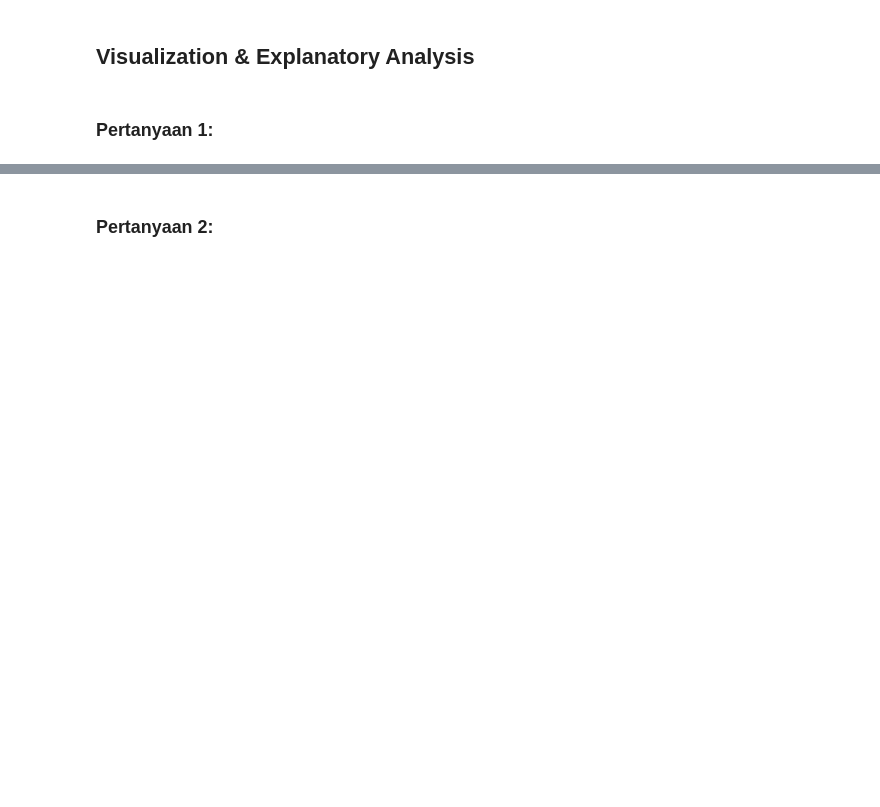
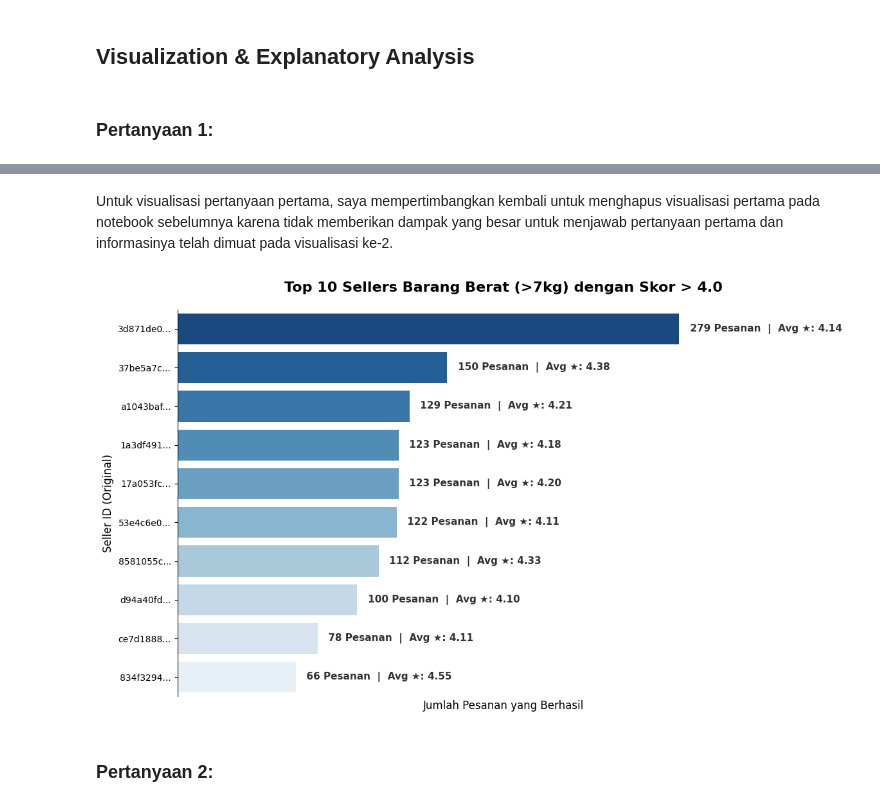
Before and after one commit to pytaa/ecommerce-dashboard-pyta, a Jupyter notebook: notebook.ipynb, the cells around one changed output, grey strips where cells are left out. Saved outputs shown, nothing was run; the diff lists cells and outputs as text; code cells hidden in the pictures; blank space fills up the shorter version.

```diff
--- a/notebook.ipynb
+++ b/notebook.ipynb
@@ -524,16 +557,2 @@ dtype: float64
 # %% [markdown]
 #### Explore delay ratio
-# %%
-# Filter hanya barang berat
-heavy_items = q1_df[q1_df['weight_category'] == 'Heavy (>7kg)']
-
-# Agregasi performa seller
-seller_performance = heavy_items.groupby('seller_id').agg(
-    avg_review_score=('review_score', 'mean'),
-    total_heavy_orders=('order_id', 'nunique')
-).reset_index()
-
-# Filter skor > 4.0 dan urutkan dari pesanan terbanyak
-high_performing_sellers = seller_performance[seller_performance['avg_review_score'] > 4.0].sort_values(by='total_heavy_orders', ascending=False)
-print("\nTop High-Performing Sellers untuk Barang Berat:")
-display(high_performing_sellers.head(10))
@@ -680,3 +670,55 @@ plt.show()
+# %% [markdown]
+Untuk visualisasi pertanyaan pertama, saya mempertimbangkan kembali untuk menghapus visualisasi pertama pada notebook sebelumnya karena tidak memberikan dampak yang besar untuk menjawab pertanyaan pertama dan informasinya telah dimuat pada visualisasi ke-2.
+# %%
+top_10_sellers = high_performing_sellers.head(10).copy()
+top_10_sellers['seller_id_short'] = top_10_sellers['seller_id'].str[:8] + "..."
+
+fig, ax = plt.subplots(figsize=(12, 7))
+
+"""Visualisasi menggunakan seller_id asli berupa string ID panjang
+karena dataset tidak menyediakan nama unik untuk setiap seller.
+Oleh karena itu saya menggunakan 8 karakter pertama seller_id"""
+sns.barplot(
+    x='total_heavy_orders',
+    y='seller_id_short',
+    data=top_10_sellers,
+    palette='Blues_r',
+    hue='seller_id_short',
+    legend=False,
+    ax=ax
+)
+
+ax.set_title('Top 10 Sellers Barang Berat (>7kg) dengan Skor > 4.0', fontsize=16, pad=20, fontweight='bold')
+ax.set_xlabel('Jumlah Pesanan yang Berhasil', fontsize=12)
+ax.set_ylabel('Seller ID (Original)', fontsize=12)
+
+# Menghilangkan sumbu X karena angka sudah ada di label bar
+ax.set_xticks([])
+sns.despine(bottom=True, left=False)
+
+# Memberikan label angka di samping bar
+for i, p in enumerate(ax.patches):
+    count = int(p.get_width())
+    avg_score = top_10_sellers['avg_review_score'].iloc[i]
+
+    ax.annotate(
+        f' {count} Pesanan  |  Avg ★: {avg_score:.2f}',
+        (p.get_width(), p.get_y() + p.get_height() / 2.),
+        ha='left',
+        va='center',
+        xytext=(8, 0),
+        textcoords='offset points',
+        fontsize=11,
+        fontweight='bold',
+        color='#333333'
+    )
+
+ax.set_xlim(0, top_10_sellers['total_heavy_orders'].max() * 1.3)
+
+plt.tight_layout()
+plt.show()
+# %% [output]
+[figure, added]
 # %% [markdown]
 ### Pertanyaan 2:
 # %%
```
Also changed, not shown: parts of 38 cells of this notebook, 1 other file.
